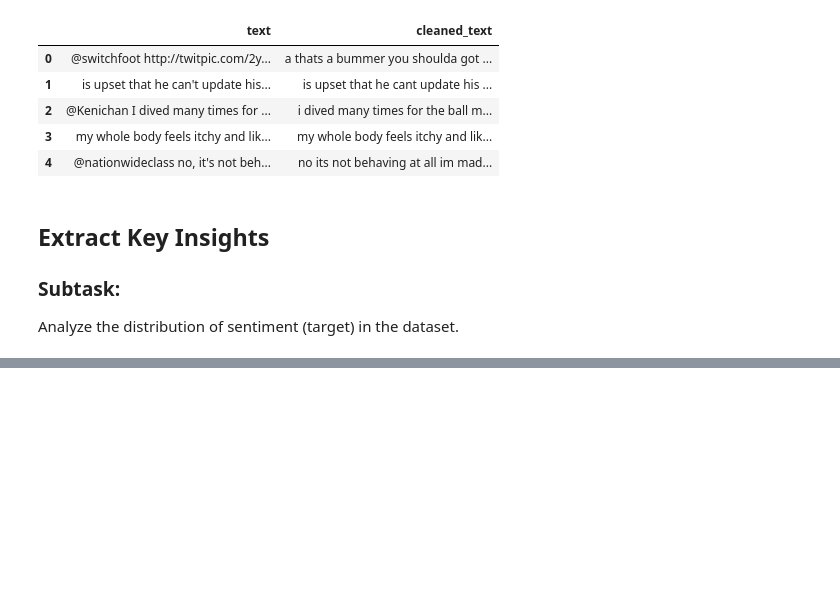
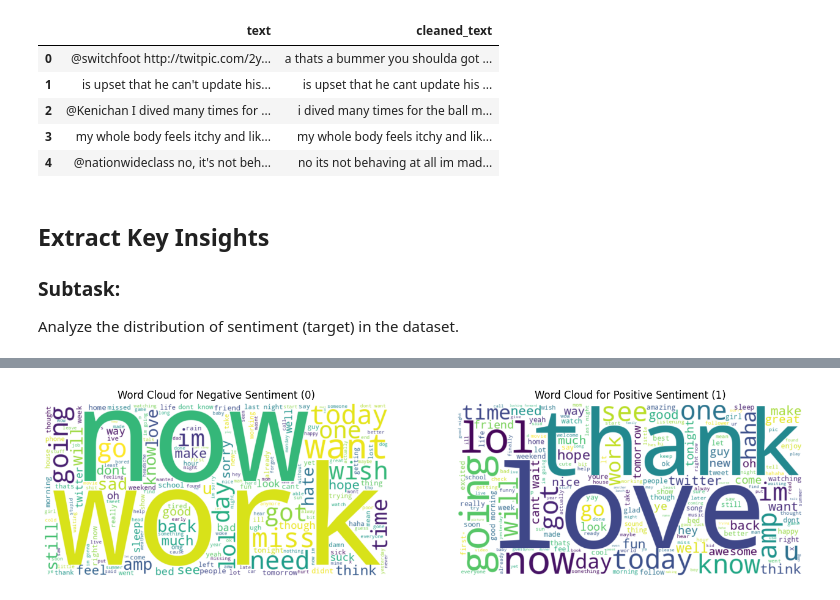
Before and after one commit to Laeti-dev/P7-Sentiments_analysis, a Jupyter notebook: P7_eda.ipynb, the cells around one changed output, grey strips where cells are left out. Cells and saved outputs as stored; diff of their text form; code cells hidden in the pictures; blank space fills up the shorter version.

```diff
--- a/P7_eda.ipynb
+++ b/P7_eda.ipynb
@@ -207,0 +212,4 @@ dtype: float64
+# %%
+df['text_lower'] = df['text'].str.lower()
+duplicate_tweets = df.duplicated(subset=['text_lower'], keep=False)
+print(f"Number of duplicate tweets : {duplicate_tweets.sum()}")
@@ -396,0 +405,28 @@ dtype: float64
+# %%
+!pip install wordcloud
+
+from wordcloud import WordCloud
+
+# Separate text based on sentiment
+negative_text = " ".join(df[df['sentiment_scaled'] == 0]['cleaned_text'].dropna())
+positive_text = " ".join(df[df['sentiment_scaled'] == 1]['cleaned_text'].dropna())
+
+# Generate word clouds
+wordcloud_neg = WordCloud(width=800, height=400, background_color='white').generate(negative_text)
+wordcloud_pos = WordCloud(width=800, height=400, background_color='white').generate(positive_text)
+
+# Plot word clouds
+plt.figure(figsize=(16, 8))
+
+plt.subplot(1, 2, 1)
+plt.imshow(wordcloud_neg, interpolation='bilinear')
+plt.axis('off')
+plt.title('Word Cloud for Negative Sentiment (0)')
+
+plt.subplot(1, 2, 2)
+plt.imshow(wordcloud_pos, interpolation='bilinear')
+plt.axis('off')
+plt.title('Word Cloud for Positive Sentiment (1)')
+
+plt.show()
+# %% [output]
@@ -396,0 +445 @@ dtype: float64
+[figure, added]
```
Also changed, not shown: parts of 22 cells of this notebook.
